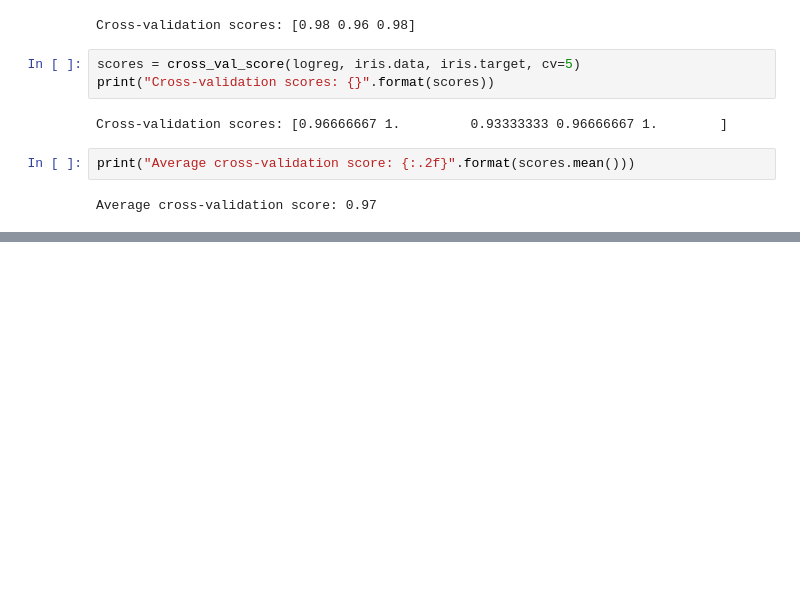
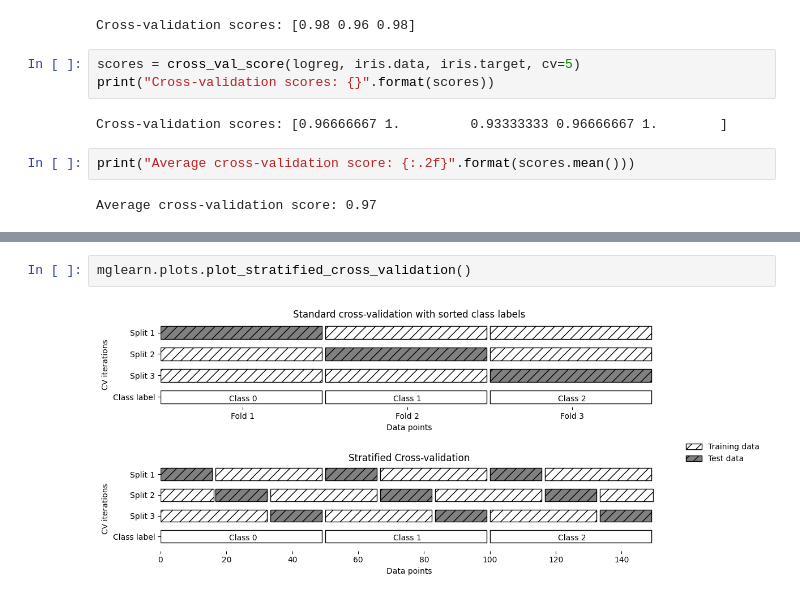
Before and after one commit to Yellow-BringtEast/python-study, a Jupyter notebook: 机器学习/python机器学习基础/chapter5.ipynb, the cells around one changed output, grey strips where cells are left out. Saved outputs shown, nothing was run; the diff lists cells and outputs as text; blank space fills up the shorter version.

```diff
--- a/机器学习/python机器学习基础/chapter5.ipynb
+++ b/机器学习/python机器学习基础/chapter5.ipynb
@@ -56,0 +69,4 @@ Average cross-validation score: 0.97
+# %%
+mglearn.plots.plot_stratified_cross_validation()
+# %% [output]
+[figure, added]
```
Also changed, not shown: parts of 12 cells of this notebook.
